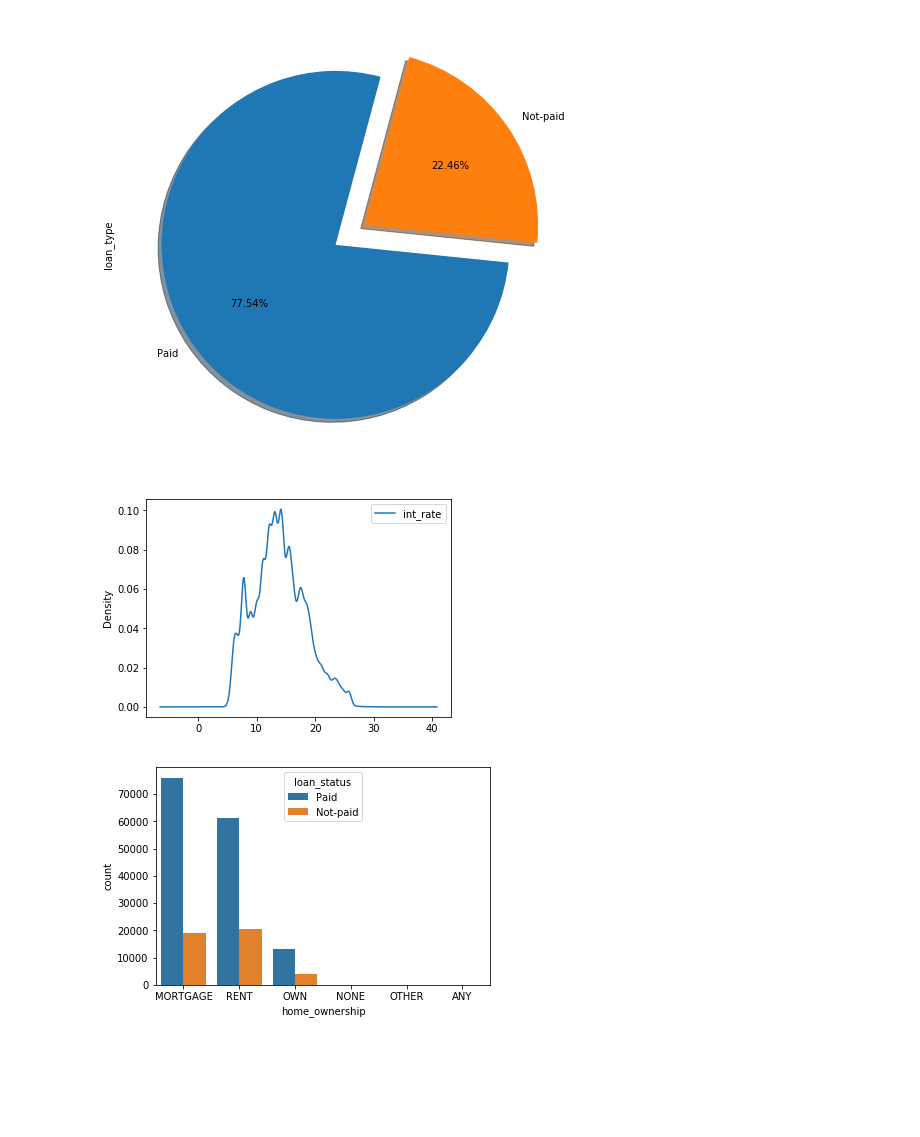
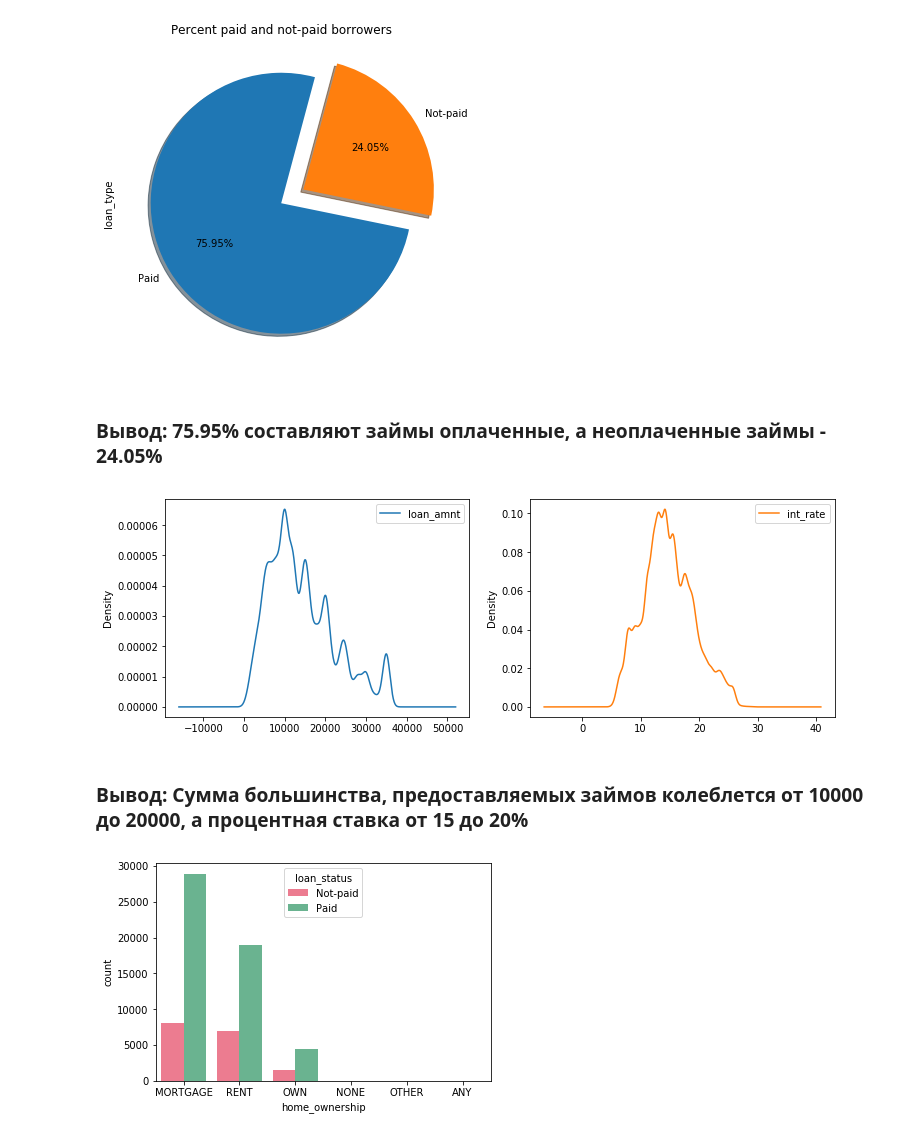
Before and after one commit to gr-nastassia/mccme_python_tasks, a Jupyter notebook: visualization.ipynb, the cells around one changed output. Saved outputs shown, nothing was run; the diff lists cells and outputs as text; code cells hidden in the pictures; blank space fills up the shorter version.

```diff
--- a/visualization.ipynb
+++ b/visualization.ipynb
@@ -5,4 +5,6 @@ from matplotlib import pyplot as plt
 import seaborn as sns
 %matplotlib inline
 # %%
-data = pd.read_csv('data/train.csv',low_memory=False)
+data = pd.read_csv('../../python/data/train.csv',low_memory=False)
+data = data.dropna()
+data.info()
@@ -39,18 +53,24 @@ sns.boxplot(y = 'int_rate', x = 'grade',  data = data);
 # %%
 data['loan_type'] = data['loan_status'].map({1.0: 'Paid', 0.0: 'Not-paid'})
-plt.figure(figsize=(8,8))
+plt.figure(figsize=(6,6))
 data.loan_type.value_counts().plot.pie(explode = [0, 0.2],autopct='%1.2f%%', shadow = True, startangle = 75);
+plt.title('Percent paid and not-paid borrowers');
 # %% [output]
-[figure, old version]
+[figure, new version]
+# %% [markdown]
+### Вывод: 75.95% составляют займы оплаченные, а неоплаченные займы - 24.05%
 # %%
 loan_c = ['loan_amnt', 'int_rate']
 
 data[loan_c].plot(kind='density', subplots=True,
                   layout=(1, 2), sharex=False, figsize=(12, 4));
 # %% [output]
-[figure, old version]
+[figure, new version]
+# %% [markdown]
+### Вывод: Сумма большинства, предоставляемых займов колеблется от 10000 до 20000, а процентная ставка от 15 до 20%
 # %%
-data.dropna()
-sns.countplot(x = 'home_ownership', hue = data['loan_status'].map({1.0: 'Paid', 0.0: 'Not-paid'}),  data = data);
+flatui = ["#ff6984", "#5ebf90"]
+sns.set_palette(flatui)
+sns.countplot(x = 'home_ownership', hue = data['loan_status'].map({0.0: 'Not-paid', 1.0: 'Paid'}),  data = data);
 # %% [output]
-[figure, old version]
+[figure, new version]
```
Also changed, not shown: parts of 17 cells of this notebook.
